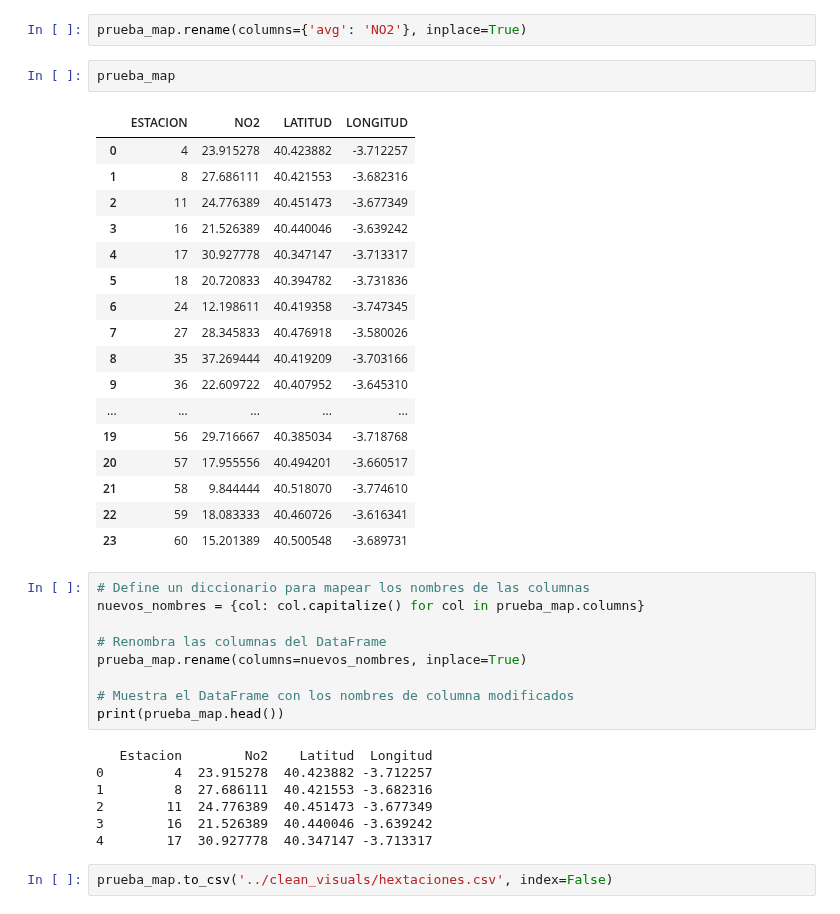
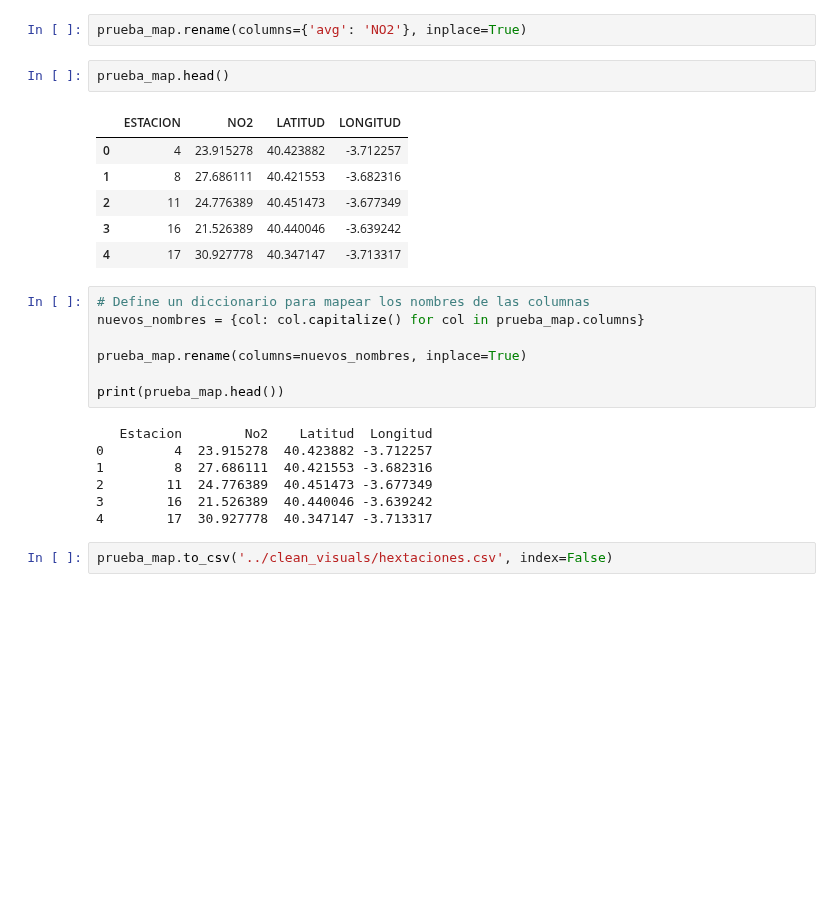
Before and after one commit to charlieciordia/AQ-MAD, a Jupyter notebook: notebook/AQ_Map_Crafting_hub.ipynb, the cells around one changed output. Cells and saved outputs as stored; diff of their text form; blank space fills up the shorter version.

```diff
--- a/notebook/AQ_Map_Crafting_hub.ipynb
+++ b/notebook/AQ_Map_Crafting_hub.ipynb
@@ -155,33 +135,20 @@ prueba_map.head()
 # %%
 prueba_map.rename(columns={'avg': 'NO2'}, inplace=True)
 # %%
-prueba_map
+prueba_map.head()
 # %% [output]
 |  | ESTACION | NO2 | LATITUD | LONGITUD |
 | 0 | 4 | 23.915278 | 40.423882 | -3.712257 |
 | 1 | 8 | 27.686111 | 40.421553 | -3.682316 |
 | 2 | 11 | 24.776389 | 40.451473 | -3.677349 |
 | 3 | 16 | 21.526389 | 40.440046 | -3.639242 |
 | 4 | 17 | 30.927778 | 40.347147 | -3.713317 |
-| 5 | 18 | 20.720833 | 40.394782 | -3.731836 |
-| 6 | 24 | 12.198611 | 40.419358 | -3.747345 |
-| 7 | 27 | 28.345833 | 40.476918 | -3.580026 |
-| 8 | 35 | 37.269444 | 40.419209 | -3.703166 |
-| 9 | 36 | 22.609722 | 40.407952 | -3.645310 |
-| ... | ... | ... | ... | ... |
-| 19 | 56 | 29.716667 | 40.385034 | -3.718768 |
-| 20 | 57 | 17.955556 | 40.494201 | -3.660517 |
-| 21 | 58 | 9.844444 | 40.518070 | -3.774610 |
-| 22 | 59 | 18.083333 | 40.460726 | -3.616341 |
-| 23 | 60 | 15.201389 | 40.500548 | -3.689731 |
 # %%
 # Define un diccionario para mapear los nombres de las columnas
 nuevos_nombres = {col: col.capitalize() for col in prueba_map.columns}
 
-# Renombra las columnas del DataFrame
 prueba_map.rename(columns=nuevos_nombres, inplace=True)
 
-# Muestra el DataFrame con los nombres de columna modificados
 print(prueba_map.head())
 # %% [output]
    Estacion        No2    Latitud  Longitud
```
Also changed, not shown: parts of 16 cells of this notebook, 4 other files.
